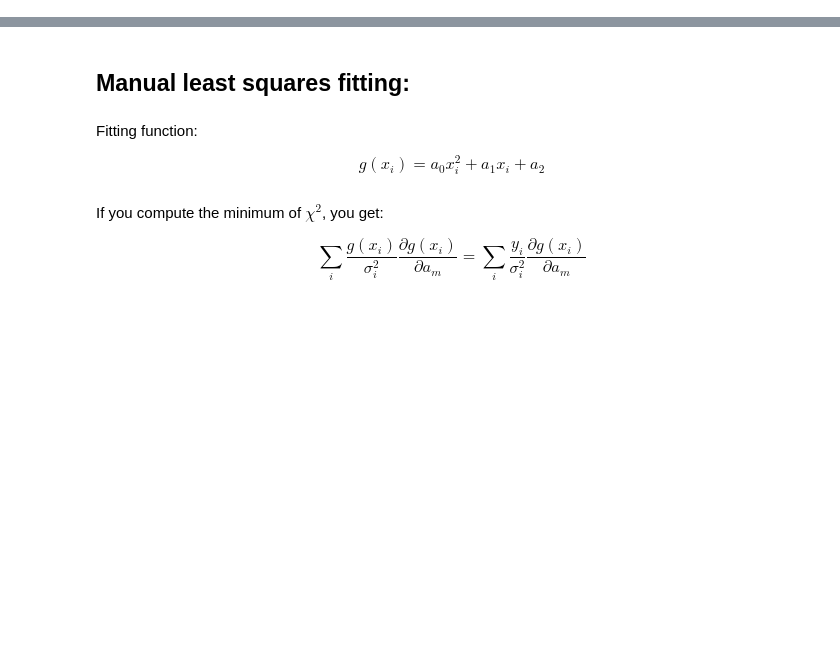
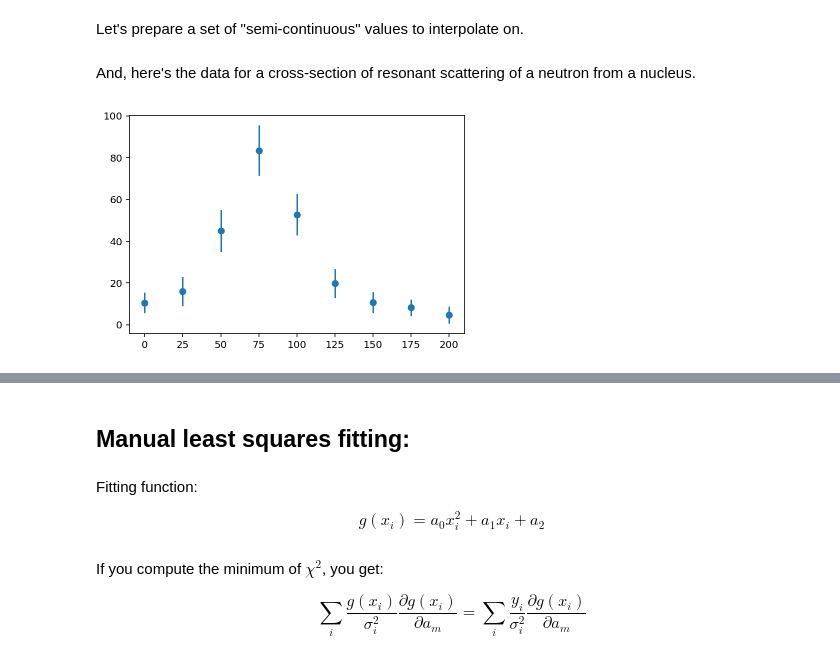
Before and after one commit to henryiii/compclass, a Jupyter notebook: classes/week6/3_fitting.ipynb, the cells around one changed output, grey strips where cells are left out. Saved outputs shown, nothing was run; the diff lists cells and outputs as text; code cells hidden in the pictures; blank space fills up the shorter version.

```diff
--- a/classes/week6/3_fitting.ipynb
+++ b/classes/week6/3_fitting.ipynb
@@ -8,4 +9,6 @@
 # %%
 import numpy as np
 import matplotlib.pyplot as plt
+# %% [markdown]
+Let's prepare a set of "semi-continuous" values to interpolate on.
 # %%
@@ -15,11 +16,16 @@ x_data
+# %% [markdown]
+And, here's the data for a cross-section of resonant scattering of a neutron from a nucleus.
 # %%
+x_data = np.linspace(0, 200, 9)
 y_data = np.array([10.6, 16.0, 45.0, 83.5, 52.8,
                    19.9, 10.8, 8.25, 4.7])
-e_data = np.array([9.34, 17.9, 41.5, 85.5, 51.5,
-                   21.5, 10.8, 6.29, 4.14])
+# e_data = np.array([9.34, 17.9, 41.5, 85.5, 51.5,
+#                    21.5, 10.8, 6.29, 4.14])
 e_data = np.array([5, 7, 10, 12,
                    10, 7, 5, 4, 4])
 # %%
 fig, ax = plt.subplots()
-ax.errorbar(x_data, y_data, e_data, fmt='.')
+ax.errorbar(x_data, y_data, e_data, fmt='o')
 plt.show()
+# %% [output]
+[figure, added]
```
Also changed, not shown: parts of 45 cells of this notebook, 1 other file.
